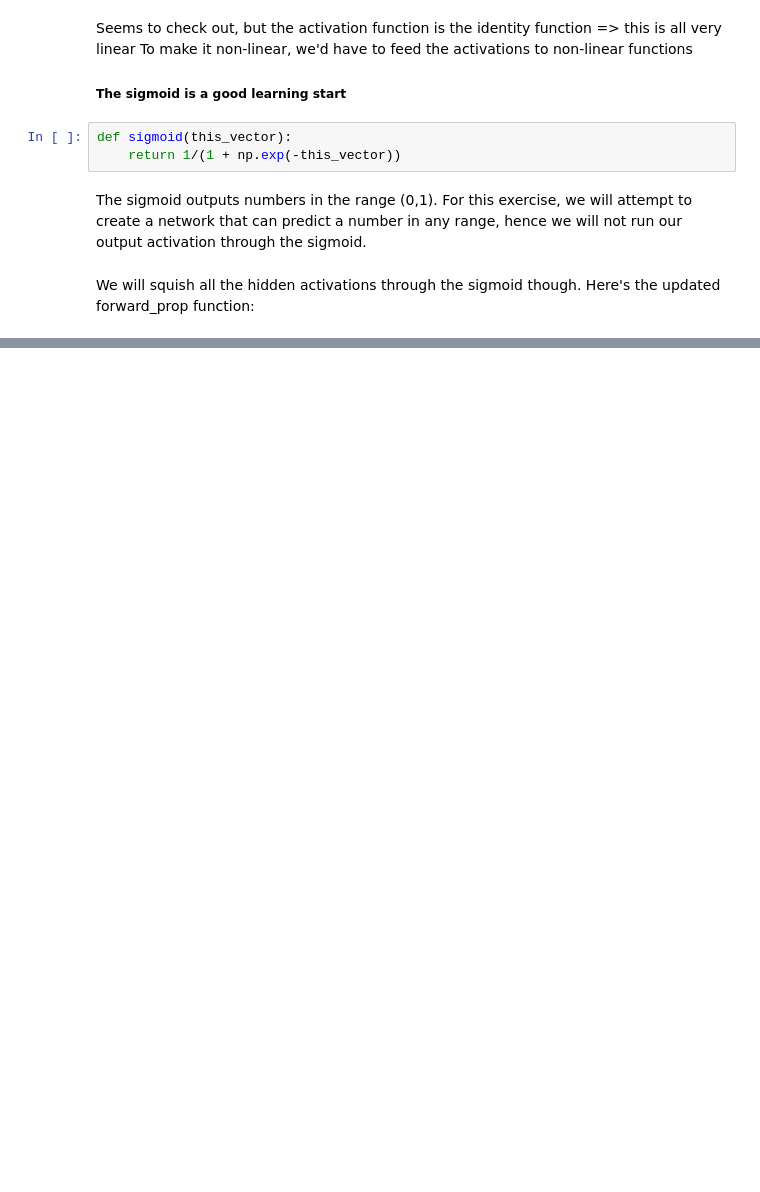
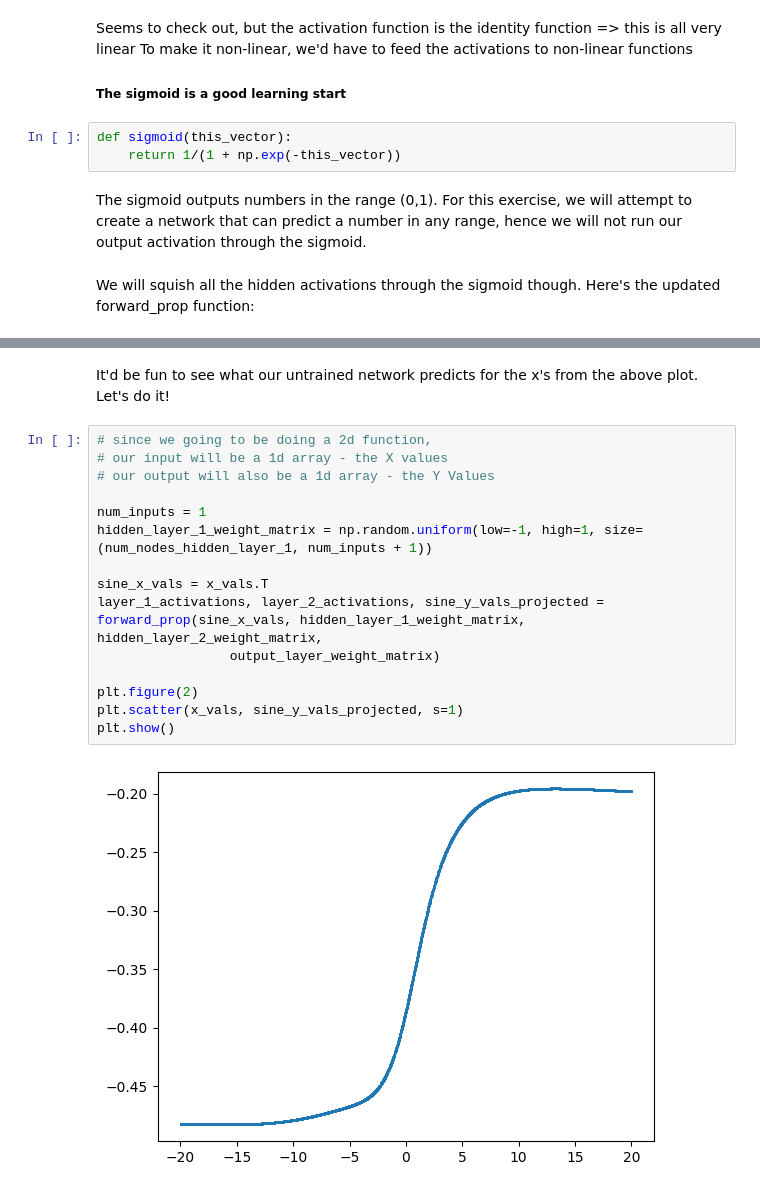
Before and after one commit to boyko11/neural-net-scratch, a Jupyter notebook: neural_net.ipynb, the cells around one changed output, grey strips where cells are left out. Cells and saved outputs as stored; diff of their text form; blank space fills up the shorter version.

```diff
--- a/neural_net.ipynb
+++ b/neural_net.ipynb
@@ -191,0 +247,19 @@ print(output_vector)
+# %% [markdown]
+It'd be fun to see what our untrained network predicts for the x's from the above plot. Let's do it!
+# %%
+# since we going to be doing a 2d function,
+# our input will be a 1d array - the X values
+# our output will also be a 1d array - the Y Values
+
+num_inputs = 1
+hidden_layer_1_weight_matrix = np.random.uniform(low=-1, high=1, size=(num_nodes_hidden_layer_1, num_inputs + 1))
+
+sine_x_vals = x_vals.T
+layer_1_activations, layer_2_activations, sine_y_vals_projected = forward_prop(sine_x_vals, hidden_layer_1_weight_matrix, hidden_layer_2_weight_matrix,
+                 output_layer_weight_matrix)
+
+plt.figure(2)
+plt.scatter(x_vals, sine_y_vals_projected, s=1)
+plt.show()
+# %% [output]
+[figure, added]
```
Also changed, not shown: parts of 10 cells of this notebook.
